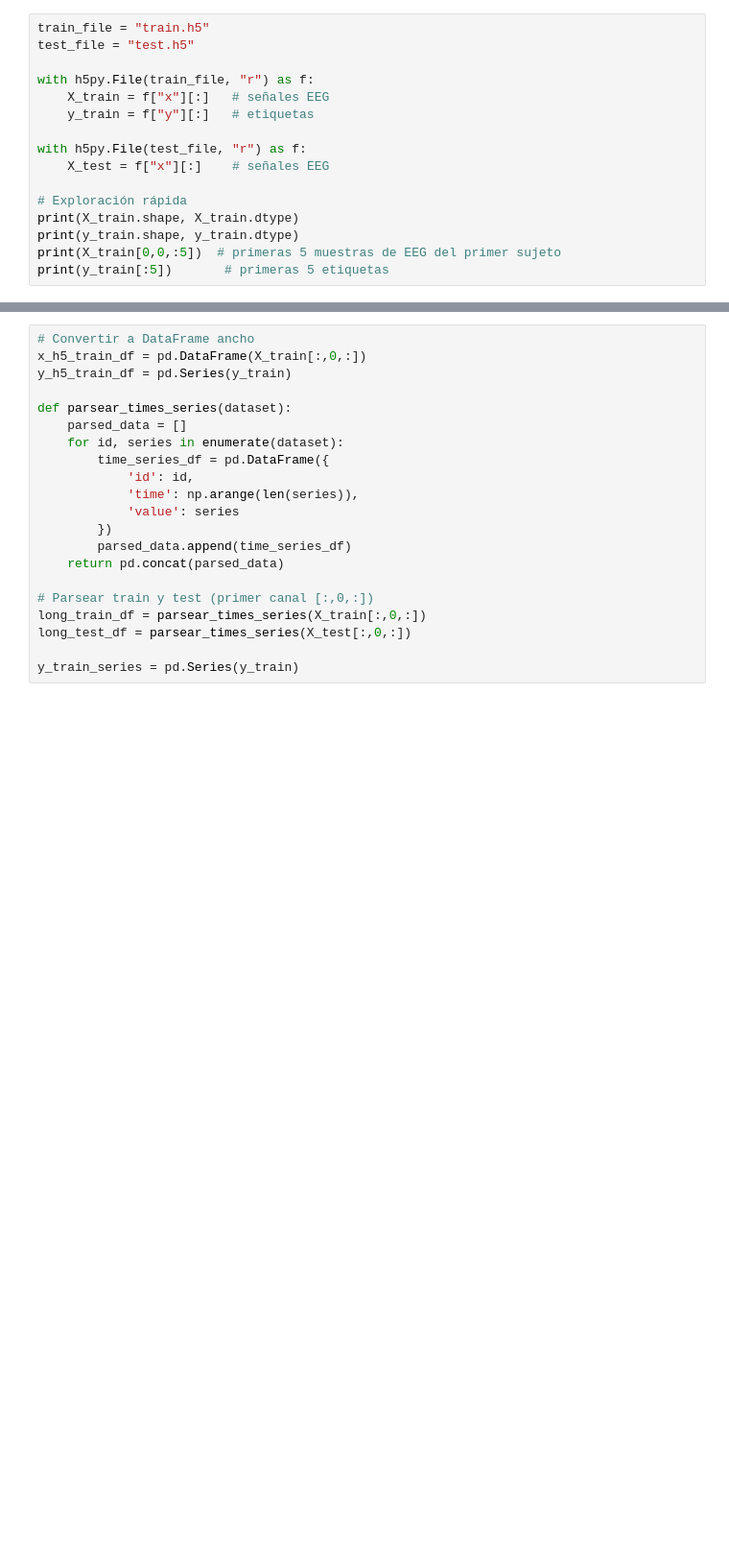
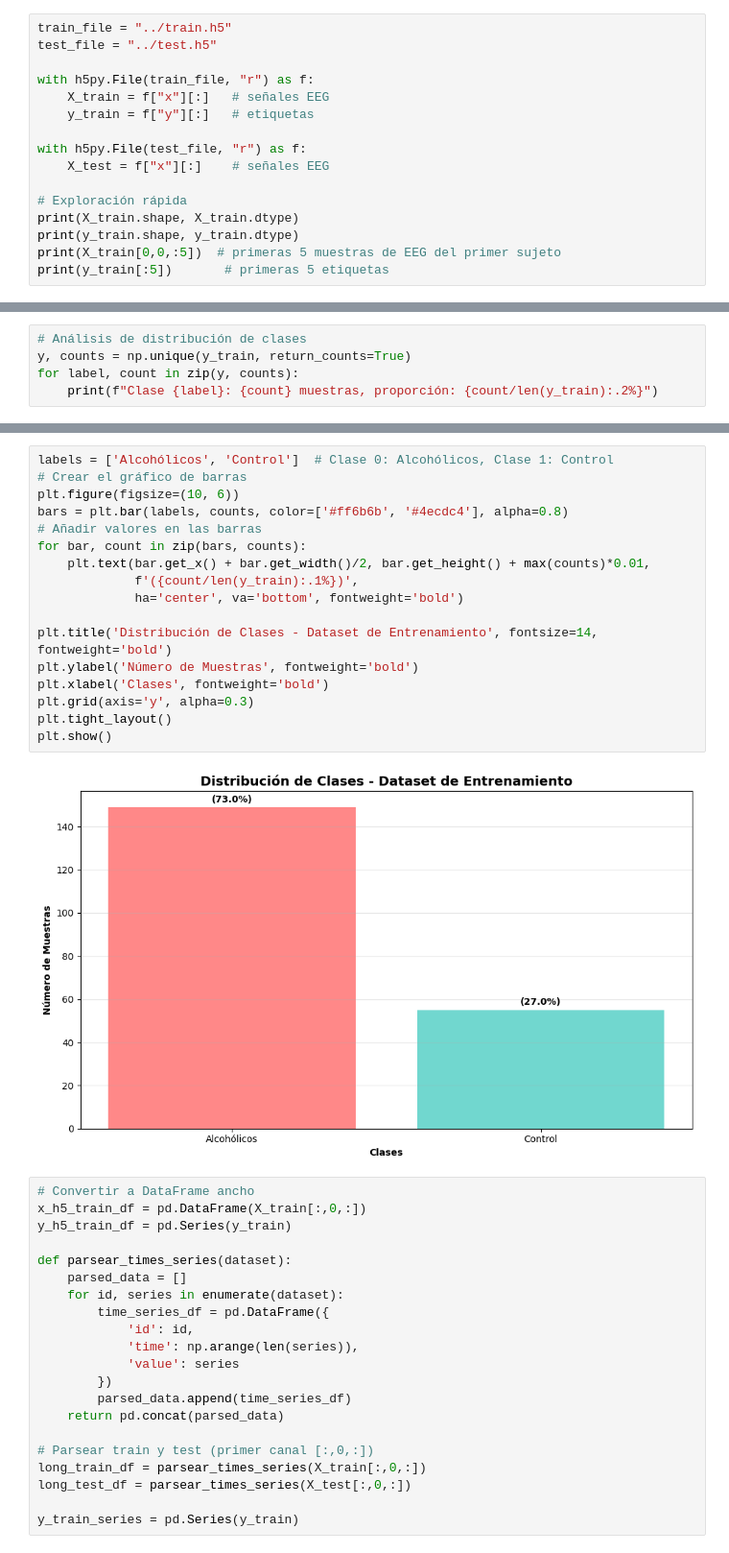
Before and after one commit to JorgeL2005/Project1_ML, a Jupyter notebook: notebooks/feature_extraction.ipynb, the cells around one changed output, grey strips where cells are left out. Shown: that part at 96% size. Drawn from its saved outputs; the diff is of its cells as text; blank space fills up the shorter version.

```diff
--- a/notebooks/feature_extraction.ipynb
+++ b/notebooks/feature_extraction.ipynb
@@ -13,6 +10,6 @@ from sklearn.svm import SVC
 # %%
-train_file = "train.h5"
-test_file = "test.h5"
+train_file = "../train.h5"
+test_file = "../test.h5"
 
 with h5py.File(train_file, "r") as f:
     X_train = f["x"][:]   # señales EEG
@@ -28,0 +44,5 @@ print(y_train[:5])       # primeras 5 etiquetas
+# %%
+# Análisis de distribución de clases
+y, counts = np.unique(y_train, return_counts=True)
+for label, count in zip(y, counts):
+    print(f"Clase {label}: {count} muestras, proporción: {count/len(y_train):.2%}")
@@ -29,3 +52,22 @@ print(y_train[:5])       # primeras 5 etiquetas
+# %%
+labels = ['Alcohólicos', 'Control']  # Clase 0: Alcohólicos, Clase 1: Control
+# Crear el gráfico de barras
+plt.figure(figsize=(10, 6))
+bars = plt.bar(labels, counts, color=['#ff6b6b', '#4ecdc4'], alpha=0.8)
+# Añadir valores en las barras
+for bar, count in zip(bars, counts):
+    plt.text(bar.get_x() + bar.get_width()/2, bar.get_height() + max(counts)*0.01,
+             f'({count/len(y_train):.1%})',
+             ha='center', va='bottom', fontweight='bold')
+
+plt.title('Distribución de Clases - Dataset de Entrenamiento', fontsize=14, fontweight='bold')
+plt.ylabel('Número de Muestras', fontweight='bold')
+plt.xlabel('Clases', fontweight='bold')
+plt.grid(axis='y', alpha=0.3)
+plt.tight_layout()
+plt.show()
+# %% [output]
+[figure, added]
 # %%
 # Convertir a DataFrame ancho
 x_h5_train_df = pd.DataFrame(X_train[:,0,:])
```
Also changed, not shown: parts of 9 cells of this notebook, 25 other files.
